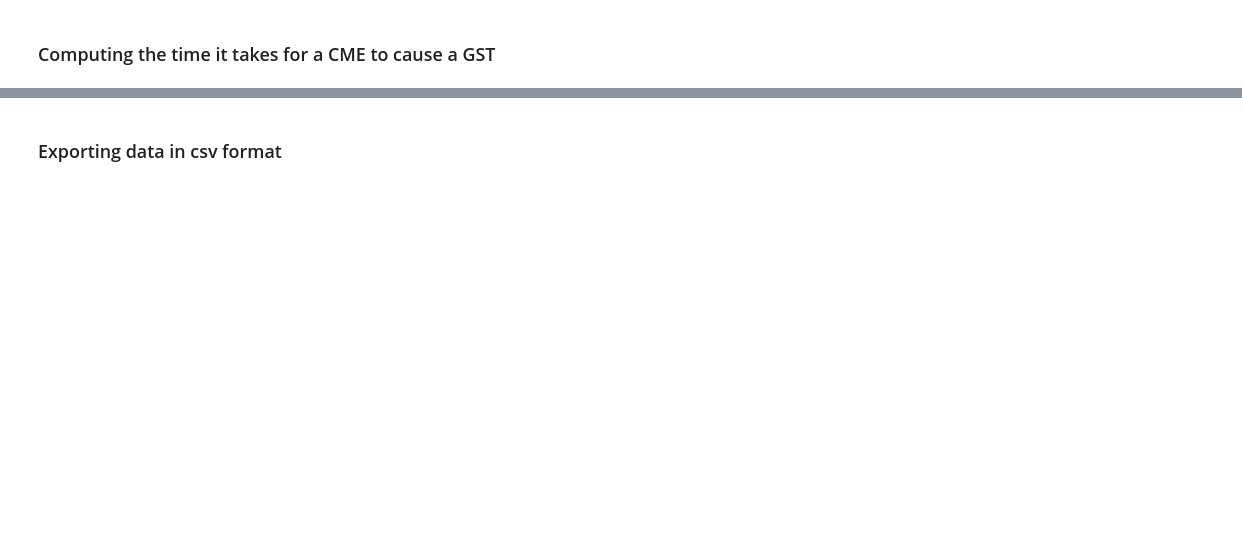
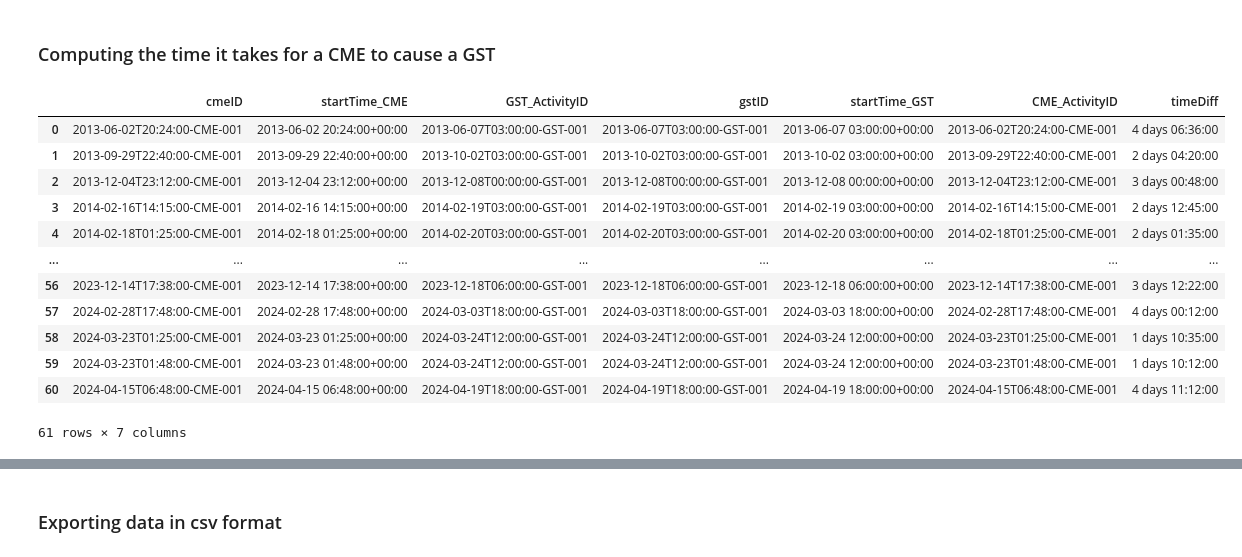
Before and after one commit to seccodingguy/data-sourcing-challenge, a Jupyter notebook: retrieve_data.ipynb, the cells around one changed output, grey strips where cells are left out. Cells and saved outputs as stored; diff of their text form; code cells hidden in the pictures; blank space fills up the shorter version.

```diff
--- a/retrieve_data.ipynb
+++ b/retrieve_data.ipynb
@@ -128,4 +344,11 @@ endDate   = "2024-05-01"
 # Apply the extract_activityID_from_dict function to each row in the 'linkedEvents' column (you can use apply() and a lambda function)
 # and create a new column called 'CME_ActivityID' using loc indexer:
 
+gst_df['CME_ActivityID'] = gst_df.apply(lambda row: extract_activityID_from_dict(row.linkedEvents), axis = 1)
+gst_df
+
 # Remove rows with missing CME_ActivityID, since we can't assign them to CMEs:
+if gst_df.CME_ActivityID.isna().sum() > 0:
+    gst_df = gst_df.dropna(subset=['CME_ActivityID'])
+
+gst_df.head()
@@ -132,12 +362,18 @@ endDate   = "2024-05-01"
 # %%
 # Convert the 'CME_ActivityID' column to string format
+gst_df["CME_ActivityID"] = gst_df["CME_ActivityID"].astype(str)
 
 # Convert the 'gstID' column to string format
+gst_df["gstID"] = gst_df["gstID"].astype(str)
 
 # Convert startTime to datetime format
+gst_df["startTime"] = pd.to_datetime(gst_df["startTime"])
 
 # Rename startTime to startTime_GST
+gst_df.rename(columns={'startTime': 'startTime_GST'}, inplace=True)
 
 # Drop linkedEvents
+gst_df = gst_df.drop('linkedEvents', axis=1)
 
 # Verify that all steps were executed correctly
+gst_df.dtypes
@@ -144,3 +385,5 @@ endDate   = "2024-05-01"
 # %%
 # We are only interested in GSTs related to CMEs so keep only rows where the CME_ActivityID column contains 'CME'
 # use the method 'contains()' from the str library.
+gst_df = gst_df[gst_df['CME_ActivityID'].str.contains("CME")]
+gst_df
@@ -148,3 +405,7 @@ endDate   = "2024-05-01"
 ### Merge both datatsets
 # %%
 # Now merge both datasets using 'gstID' and 'CME_ActivityID' for gst and 'GST_ActivityID' and 'cmeID' for cme. Use the 'left_on' and 'right_on' specifiers.
+#merged_df = pd.merge(expanded_rows_df,gst_df, left_on=['GST_ActivityID','cmeID'], right_on=['gstID','CME_Activity_ID'],  how='left')
+#merged_df = pd.merge(expanded_rows_df,gst_df, left_on='cmeID', right_on='CME_ActivityID',  how='left')
+merged_df = pd.merge(expanded_rows_df, gst_df,  how='left', left_on=['GST_ActivityID','cmeID'], right_on = ['gstID','CME_ActivityID'])
+merged_df
@@ -154,6 +450,25 @@ endDate   = "2024-05-01"
 ### Computing the time it takes for a CME to cause a GST
 # %%
 # Compute the time diff between startTime_GST and startTime_CME by creating a new column called `timeDiff`.
+def time_diff(row):
+    return row['startTime_GST'] - row['startTime_CME']
+
+merged_df['timeDiff'] = merged_df.apply(time_diff, axis=1)
+merged_df
+# %% [output]
+|  | cmeID | startTime_CME | GST_ActivityID | gstID | startTime_GST | CME_ActivityID | timeDiff |
+| 0 | 2013-06-02T20:24:00-CME-001 | 2013-06-02 20:24:00+00:00 | 2013-06-07T03:00:00-GST-001 | 2013-06-07T03:00:00-GST-001 | 2013-06-07 03:00:00+00:00 | 2013-06-02T20:24:00-CME-001 | 4 days 06:36:00 |
+| 1 | 2013-09-29T22:40:00-CME-001 | 2013-09-29 22:40:00+00:00 | 2013-10-02T03:00:00-GST-001 | 2013-10-02T03:00:00-GST-001 | 2013-10-02 03:00:00+00:00 | 2013-09-29T22:40:00-CME-001 | 2 days 04:20:00 |
+| 2 | 2013-12-04T23:12:00-CME-001 | 2013-12-04 23:12:00+00:00 | 2013-12-08T00:00:00-GST-001 | 2013-12-08T00:00:00-GST-001 | 2013-12-08 00:00:00+00:00 | 2013-12-04T23:12:00-CME-001 | 3 days 00:48:00 |
+| 3 | 2014-02-16T14:15:00-CME-001 | 2014-02-16 14:15:00+00:00 | 2014-02-19T03:00:00-GST-001 | 2014-02-19T03:00:00-GST-001 | 2014-02-19 03:00:00+00:00 | 2014-02-16T14:15:00-CME-001 | 2 days 12:45:00 |
+| 4 | 2014-02-18T01:25:00-CME-001 | 2014-02-18 01:25:00+00:00 | 2014-02-20T03:00:00-GST-001 | 2014-02-20T03:00:00-GST-001 | 2014-02-20 03:00:00+00:00 | 2014-02-18T01:25:00-CME-001 | 2 days 01:35:00 |
+| ... | ... | ... | ... | ... | ... | ... | ... |
+| 56 | 2023-12-14T17:38:00-CME-001 | 2023-12-14 17:38:00+00:00 | 2023-12-18T06:00:00-GST-001 | 2023-12-18T06:00:00-GST-001 | 2023-12-18 06:00:00+00:00 | 2023-12-14T17:38:00-CME-001 | 3 days 12:22:00 |
+| 57 | 2024-02-28T17:48:00-CME-001 | 2024-02-28 17:48:00+00:00 | 2024-03-03T18:00:00-GST-001 | 2024-03-03T18:00:00-GST-001 | 2024-03-03 18:00:00+00:00 | 2024-02-28T17:48:00-CME-001 | 4 days 00:12:00 |
+| 58 | 2024-03-23T01:25:00-CME-001 | 2024-03-23 01:25:00+00:00 | 2024-03-24T12:00:00-GST-001 | 2024-03-24T12:00:00-GST-001 | 2024-03-24 12:00:00+00:00 | 2024-03-23T01:25:00-CME-001 | 1 days 10:35:00 |
+| 59 | 2024-03-23T01:48:00-CME-001 | 2024-03-23 01:48:00+00:00 | 2024-03-24T12:00:00-GST-001 | 2024-03-24T12:00:00-GST-001 | 2024-03-24 12:00:00+00:00 | 2024-03-23T01:48:00-CME-001 | 1 days 10:12:00 |
+| 60 | 2024-04-15T06:48:00-CME-001 | 2024-04-15 06:48:00+00:00 | 2024-04-19T18:00:00-GST-001 | 2024-04-19T18:00:00-GST-001 | 2024-04-19 18:00:00+00:00 | 2024-04-15T06:48:00-CME-001 | 4 days 11:12:00 |
+61 rows × 7 columns
 # %%
 # Use describe() to compute the mean and median time
 # that it takes for a CME to cause a GST.
```
Also changed, not shown: parts of 27 cells of this notebook, 1 other file.
